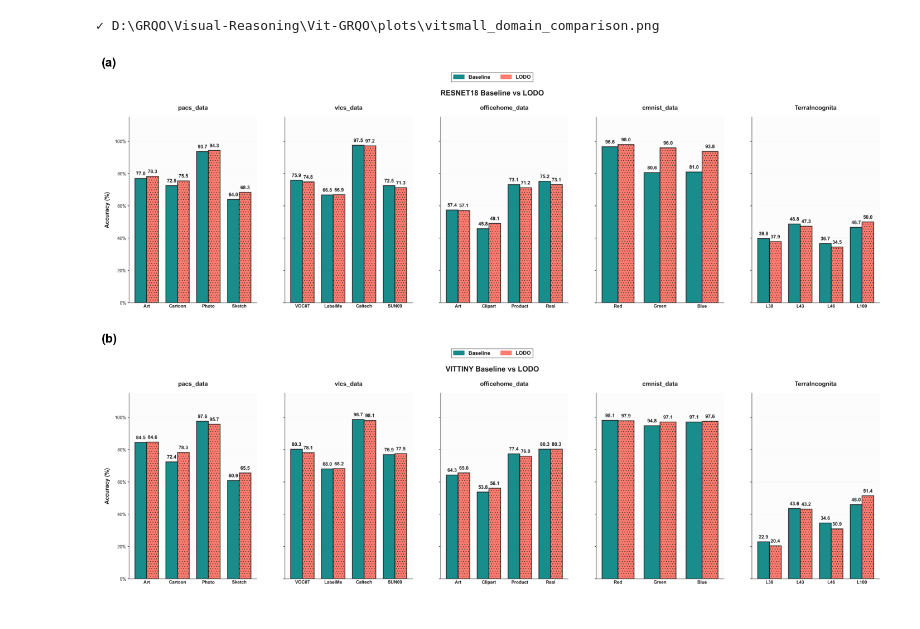
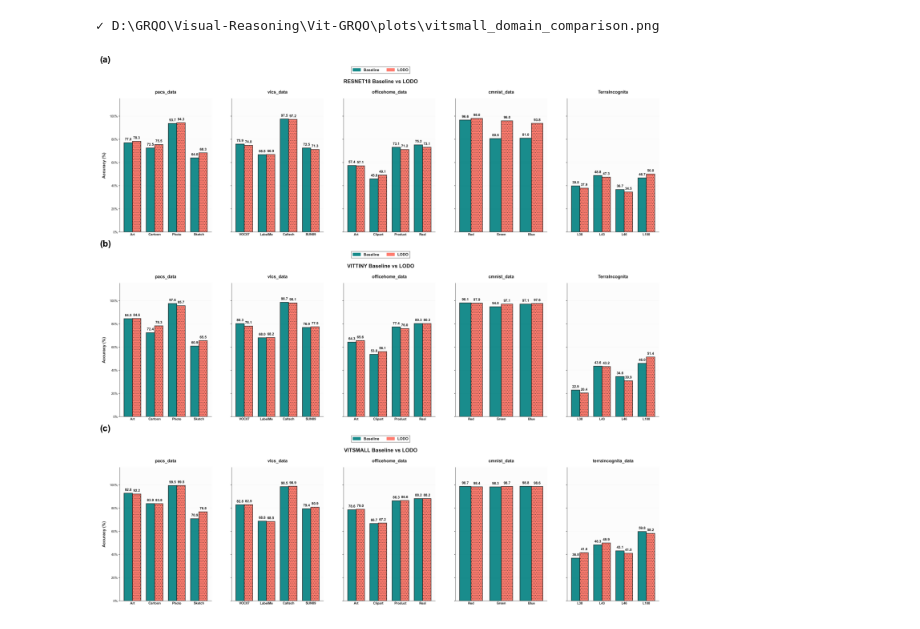
Before and after one commit to ha405/Visual-Reasoning, a Jupyter notebook: Vit-GRQO/Analysis_and_plots.ipynb, the cells around one changed output. Cells and saved outputs as stored; diff of their text form; code cells hidden in the pictures.

```diff
--- a/Vit-GRQO/Analysis_and_plots.ipynb
+++ b/Vit-GRQO/Analysis_and_plots.ipynb
@@ -525,40 +525,45 @@ import matplotlib.image as mpimg
 from pathlib import Path
 
 # Input paths - CHANGE THESE to your actual PNG file paths
-image1_path = r"\plots\resnet18_domain_comparison.png"
-image2_path = r"\plots\vittiny_domain_comparison.png"
-image3_path = r"\plots\vitsmall_domain_comparison.png"
-
+image1_path = r"plots\resnet18_domain_comparison.png"
+image2_path = r"plots\vittiny_domain_comparison.png"
+image3_path = r"plots\vitsmall_domain_comparison.png"
 
 # Output directory
 out_dir = Path("plots")
 out_dir.mkdir(parents=True, exist_ok=True)
 
 # Load images
 img1 = mpimg.imread(image1_path)
 img2 = mpimg.imread(image2_path)
+img3 = mpimg.imread(image3_path)
 
-# Create figure with 2 rows, 1 column - adjust figure height based on images
-fig, axes = plt.subplots(2, 1, figsize=(14, 10))
+# Create figure with 3 rows, 1 column - adjust figure height based on images
+fig, axes = plt.subplots(3, 1, figsize=(14, 14))
 
 # Display first image
 axes[0].imshow(img1)
 axes[0].axis('off')
 axes[0].set_title('(a)', fontsize=16, fontweight='bold', loc='left', pad=5)
 
 # Display second image
 axes[1].imshow(img2)
 axes[1].axis('off')
 axes[1].set_title('(b)', fontsize=16, fontweight='bold', loc='left', pad=5)
 
+# Display third image
+axes[2].imshow(img3)
+axes[2].axis('off')
+axes[2].set_title('(c)', fontsize=16, fontweight='bold', loc='left', pad=5)
+
 # CRITICAL: Tight spacing - this actually works
 plt.subplots_adjust(hspace=0.02, left=0, right=1, top=0.99, bottom=0.01)
 plt.show()
 # Save combined figure - DON'T use bbox_inches='tight' as it overrides subplots_adjust
 # output_path = out_dir / "combined_figure.png"
 # fig.savefig(output_path, dpi=300, facecolor='white')
 # plt.close(fig)
 
 # print(f"✓ Combined figure saved: {output_path.resolve()}")
 # %% [output]
-[figure, old version]
+[figure, new version]
```
Also changed, not shown: 28 other files.
